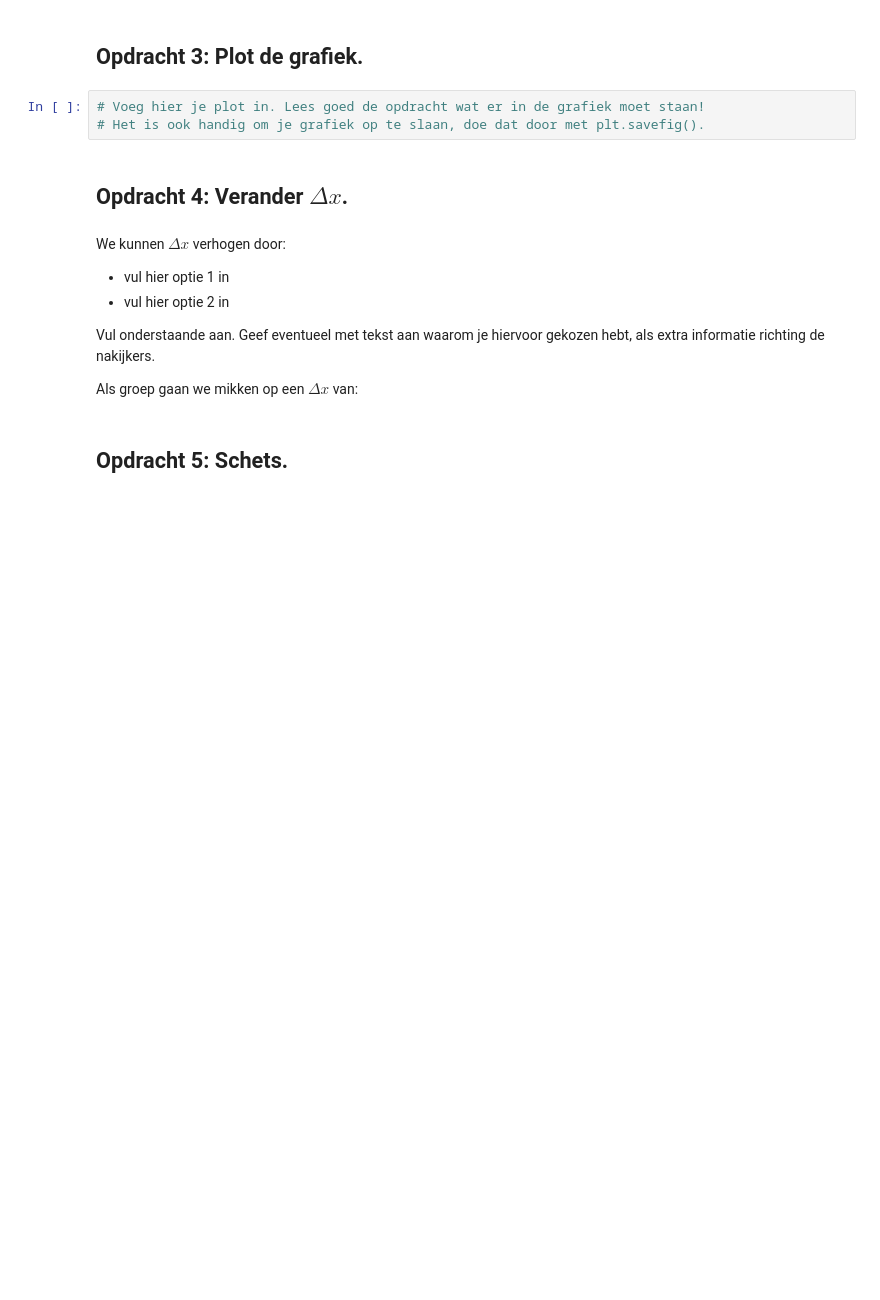
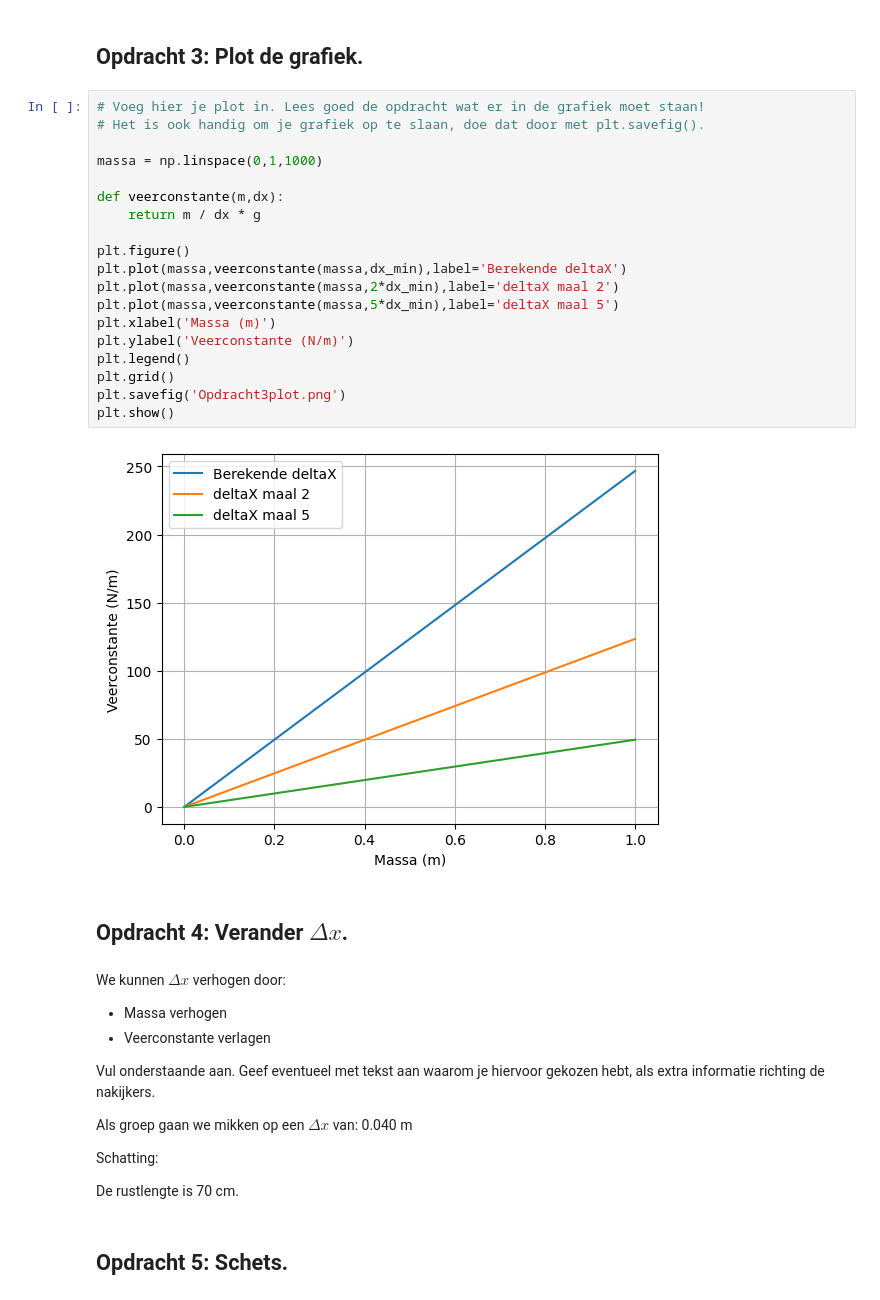
Before and after one commit to Timomloo/opdrachten-DEF-D, a Jupyter notebook: FysiekeOntwerpopdrachten/5MaakEenOpstellingTrillingsvrij/Ontwerpopdracht5MaakEenOpstellingTrillingsvrijInvulTemplate.ipynb, the cells around one changed output. Saved outputs shown, nothing was run; the diff lists cells and outputs as text; blank space fills up the shorter version.

Commit message:
opdracht3

```diff
--- a/FysiekeOntwerpopdrachten/5MaakEenOpstellingTrillingsvrij/Ontwerpopdracht5MaakEenOpstellingTrillingsvrijInvulTemplate.ipynb
+++ b/FysiekeOntwerpopdrachten/5MaakEenOpstellingTrillingsvrij/Ontwerpopdracht5MaakEenOpstellingTrillingsvrijInvulTemplate.ipynb
@@ -55,17 +86,39 @@ Vul onderstaande tabel in:
 # %%
 # Voeg hier je plot in. Lees goed de opdracht wat er in de grafiek moet staan!
 # Het is ook handig om je grafiek op te slaan, doe dat door met plt.savefig().
+
+massa = np.linspace(0,1,1000)
+
+def veerconstante(m,dx):
+    return m / dx * g
+
+plt.figure()
+plt.plot(massa,veerconstante(massa,dx_min),label='Berekende deltaX')
+plt.plot(massa,veerconstante(massa,2*dx_min),label='deltaX maal 2')
+plt.plot(massa,veerconstante(massa,5*dx_min),label='deltaX maal 5')
+plt.xlabel('Massa (m)')
+plt.ylabel('Veerconstante (N/m)')
+plt.legend()
+plt.grid()
+plt.savefig('Opdracht3plot.png')
+plt.show()
+# %% [output]
+[figure, added]
 # %% [markdown]
 ## Opdracht 4: Verander $\Delta x$.
 # %% [markdown]
 We kunnen $\Delta x$ verhogen door:
 
-- vul hier optie 1 in
-- vul hier optie 2 in
+- Massa verhogen
+- Veerconstante verlagen
 
 Vul onderstaande aan. Geef eventueel met tekst aan waarom je hiervoor gekozen hebt, als extra informatie richting de nakijkers.
 
-Als groep gaan we mikken op een $\Delta x$ van:
+Als groep gaan we mikken op een $\Delta x$ van: 0.040 m
+
+Schatting:
+
+De rustlengte is 70 cm.
 # %% [markdown]
 ## Opdracht 5: Schets.
 # %% [markdown]
```
Also changed, not shown: parts of 4 cells of this notebook, 1 other file.
